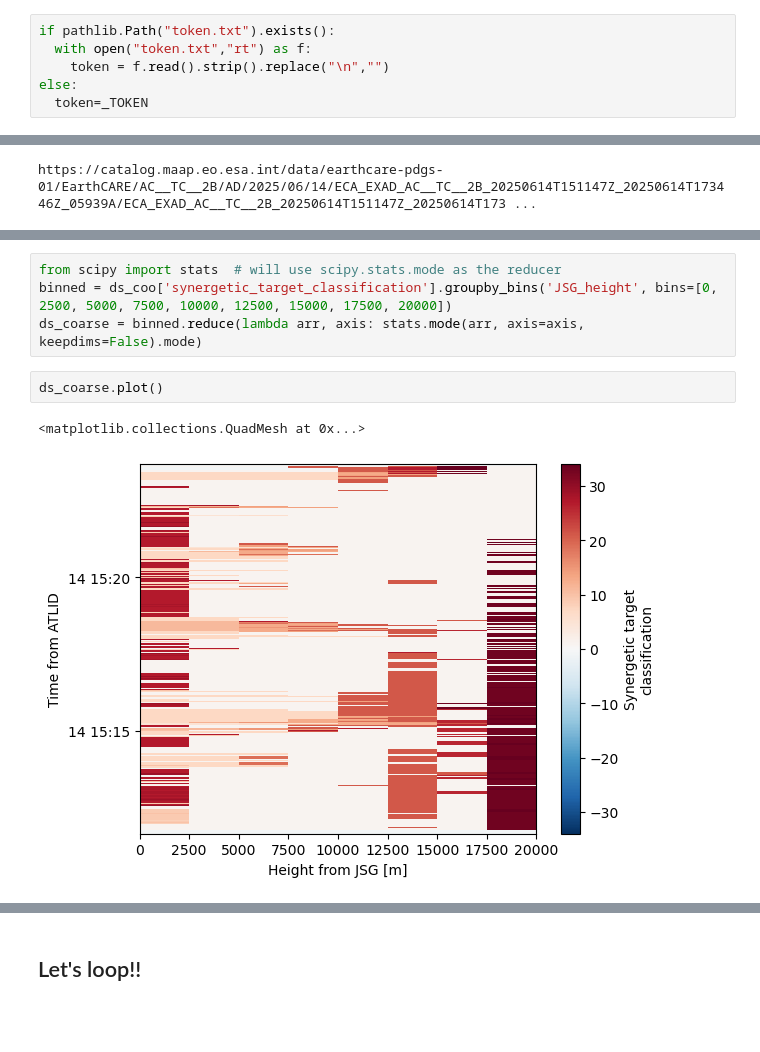
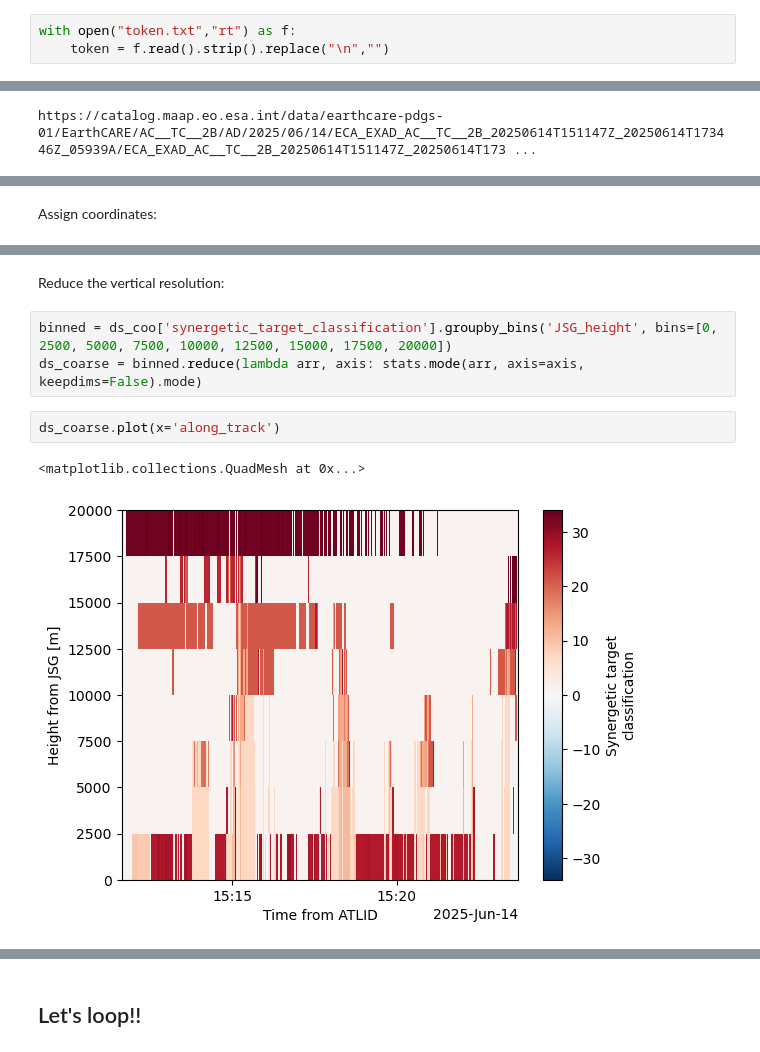
Before and after one commit to giacom0rovers1/earthcare_aerosol_cloud_interactions, a Jupyter notebook: ac__tc__2b.ipynb, the cells around one changed output, grey strips where cells are left out. Drawn from its saved outputs; the diff is of its cells as text; blank space fills up the shorter version.

```diff
--- a/ac__tc__2b.ipynb
+++ b/ac__tc__2b.ipynb
@@ -141,9 +120,6 @@ _TOKEN = ''
 # %%
-if pathlib.Path("token.txt").exists():
-  with open("token.txt","rt") as f:
+with open("token.txt","rt") as f:
     token = f.read().strip().replace("\n","")
-else:
-  token=_TOKEN
 # %% [markdown]
 The **AC__TC__2B**'s data is contained in ScienceData:
 # %%
@@ -185,3 +161,5 @@ plt.show()
+# %% [markdown]
+Assign coordinates:
 # %%
 ds_coo = ds.assign_coords(along_track=ds['time'], JSG_height=ds['height'].isel(along_track=0))
 ds_coo
@@ -206,12 +184,13 @@ Data variables: (12/21)
     quality_status                                      (along_track, JSG_height) int8 1MB ...
     quality_low_resolution_status                       (along_track, JSG_height) int8 1MB ...
     quality_medium_resolution_status                    (along_track, JSG_height) int8 1MB ...
+# %% [markdown]
+Reduce the vertical resolution:
 # %%
-from scipy import stats  # will use scipy.stats.mode as the reducer
 binned = ds_coo['synergetic_target_classification'].groupby_bins('JSG_height', bins=[0, 2500, 5000, 7500, 10000, 12500, 15000, 17500, 20000])
 ds_coarse = binned.reduce(lambda arr, axis: stats.mode(arr, axis=axis, keepdims=False).mode)
 # %%
-ds_coarse.plot()
+ds_coarse.plot(x='along_track')
 # %% [output]
 <matplotlib.collections.QuadMesh at 0x...>
-[figure, old version]
+[figure, new version]
```
Also changed, not shown: parts of 23 cells of this notebook, 3 other files.
